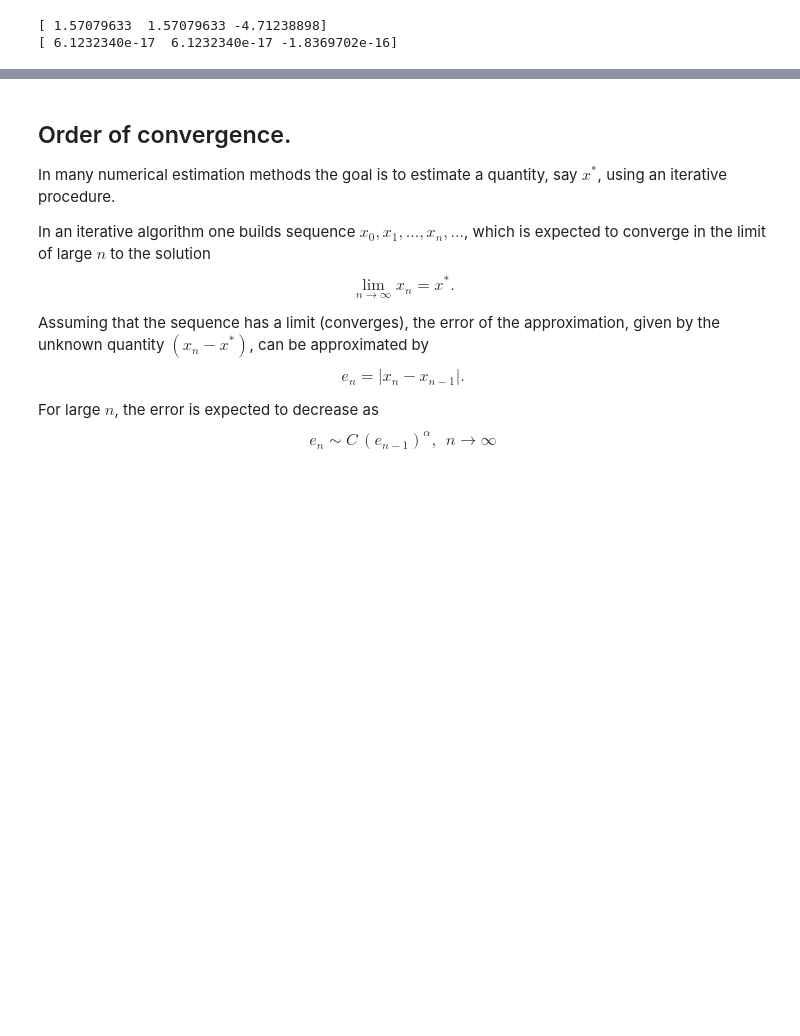
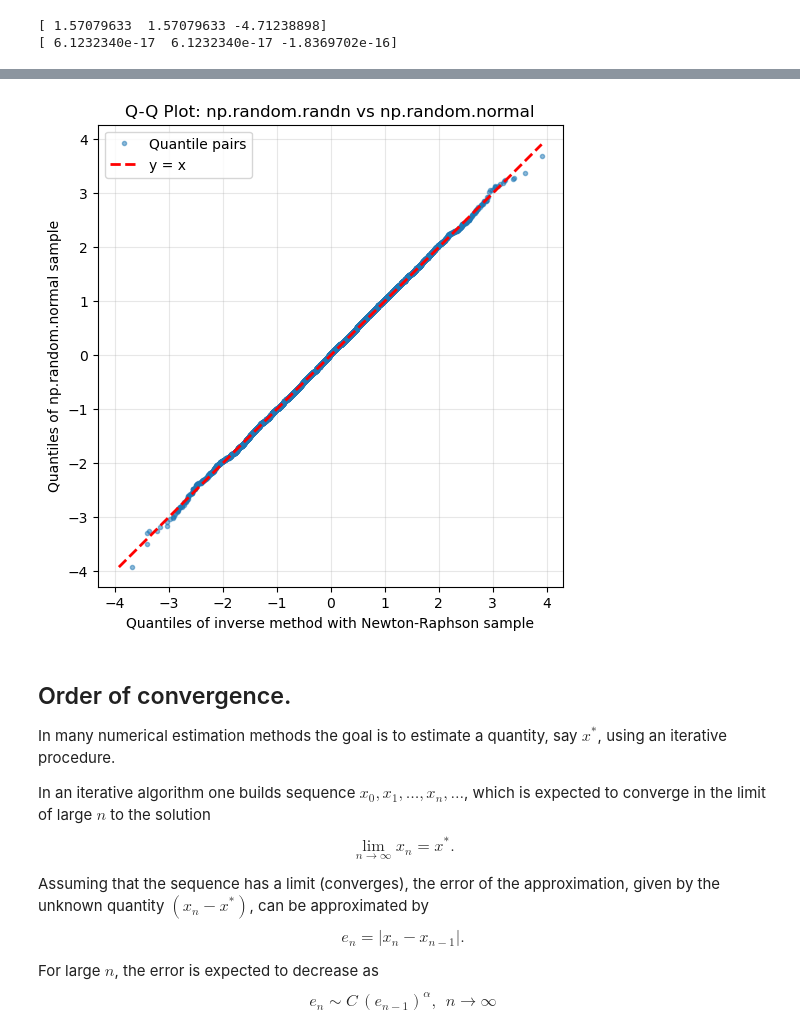
Before and after one commit to Arkh3/master_cn_25-26, a Jupyter notebook: practicas/practica2/H2_Teruel.ipynb, the cells around one changed output, grey strips where cells are left out. Saved outputs shown, nothing was run; the diff lists cells and outputs as text; code cells hidden in the pictures; blank space fills up the shorter version.

```diff
--- a/practicas/practica2/H2_Teruel.ipynb
+++ b/practicas/practica2/H2_Teruel.ipynb
@@ -565,3 +603,27 @@ print(f(roots))
+# %%
+sample2 = np.random.normal(0, 1, M)   # Method 2: np.random.normal
+
+# Quantile-Quantile plot: compare sample1 vs sample2
+plt.figure(figsize=(6,6))
+
+# Sort samples to align quantiles
+sample1_sorted = np.sort(sample)
+sample2_sorted = np.sort(sample2)
+
+plt.plot(sample1_sorted, sample2_sorted, 'o', alpha=0.5, markersize=3, label="Quantile pairs")
+# Reference line (y=x)
+lims = [min(sample1_sorted[0], sample2_sorted[0]), max(sample1_sorted[-1], sample2_sorted[-1])]
+plt.plot(lims, lims, 'r--', lw=2, label="y = x")
+
+plt.title("Q-Q Plot: np.random.randn vs np.random.normal")
+plt.xlabel("Quantiles of inverse method with Newton-Raphson sample")
+plt.ylabel("Quantiles of np.random.normal sample")
+plt.legend()
+plt.grid(True, alpha=0.3)
+plt.axis("equal")
+plt.show()
+# %% [output]
+[figure, added]
 # %% [markdown]
 ## Order of convergence.
 
```
Also changed, not shown: parts of 6 cells of this notebook, 1 other file.
